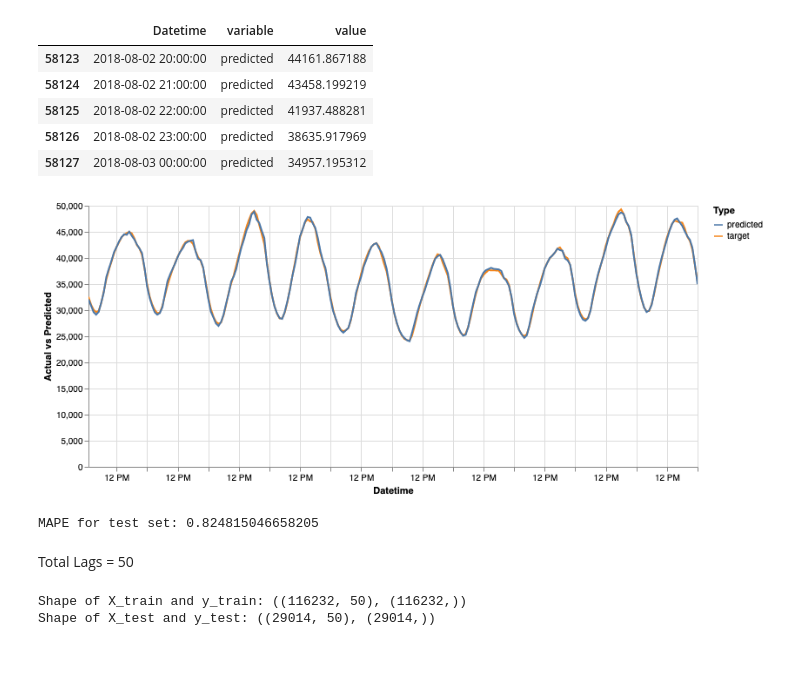
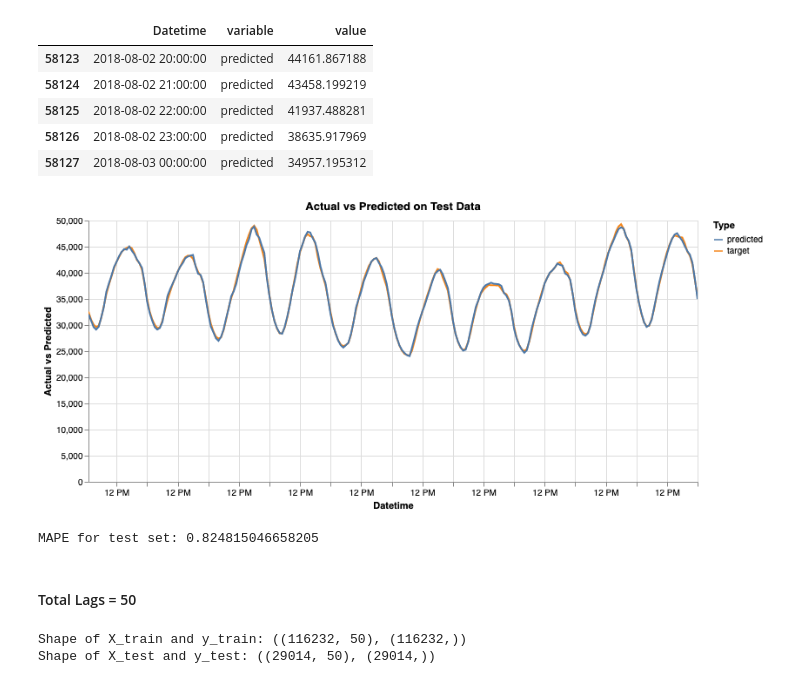
Before and after one commit to arijc76/stock-lstm, a Jupyter notebook: timeseries_using_lags.ipynb, the cells around one changed output. Cells and saved outputs as stored; diff of their text form; code cells hidden in the pictures; blank space fills up the shorter version.

```diff
--- a/timeseries_using_lags.ipynb
+++ b/timeseries_using_lags.ipynb
@@ -82,8 +82,8 @@ def generate_lags(df, num_lags):
 # %%
 # Custom transformer for automated feature extraction
 class UniveriateTimeSeriesAddFeatures(BaseEstimator, TransformerMixin):
-    def __init__(self, num_lags=10):
-        self.num_lags = num_lags
+    def __init__(self, num_feats=4):
+        self.num_feats = num_feats
 
     def __extract_features(self, X):
         """
@@ -238,7 +238,7 @@ Shape of X_test and y_test: ((29064, 10), (29064,))
 # %%
 preprocessor = Pipeline(
     [
-        ('add_lag_step', UniveriateTimeSeriesAddFeatures(num_lags=10)),
+        ('add_lag_step', UniveriateTimeSeriesAddFeatures()),
         ('stdscaler', StandardScaler())
     ]
 )
@@ -334,21 +334,22 @@ actual_vs_pred_df_long.tail()
 | 58127 | 2018-08-03 00:00:00 | predicted | 34957.195312 |
 # %%
 # Visualize the actual vs predicted chart for the last 2 days of the test data period
-alt.Chart(actual_vs_pred_df_long[actual_vs_pred_df_long.Datetime > '2018-07-24']).mark_line().encode(
+alt.Chart(actual_vs_pred_df_long[actual_vs_pred_df_long.Datetime > '2018-07-24'],
+          title='Actual vs Predicted on Test Data').mark_line().encode(
     x=alt.X('Datetime', type='temporal', title='Datetime'),
     y=alt.Y('value', type='quantitative', title='Actual vs Predicted'),
     color=alt.Color('variable', title='Type')
 ).properties(
     width=700
 ).interactive()
 # %% [output]
-[figure, old version]
+[figure, new version]
 # %%
 print(f'MAPE for test set: {mape(actual_vs_pred_df["target"], actual_vs_pred_df["predicted"])}')
 # %% [output]
 MAPE for test set: 0.824815046658205
 # %% [markdown]
-Total Lags = 50
+#### Total Lags = 50
 # %%
 # Total lags defined
 tot_lags = 50
```
Also changed, not shown: parts of 14 cells of this notebook.
